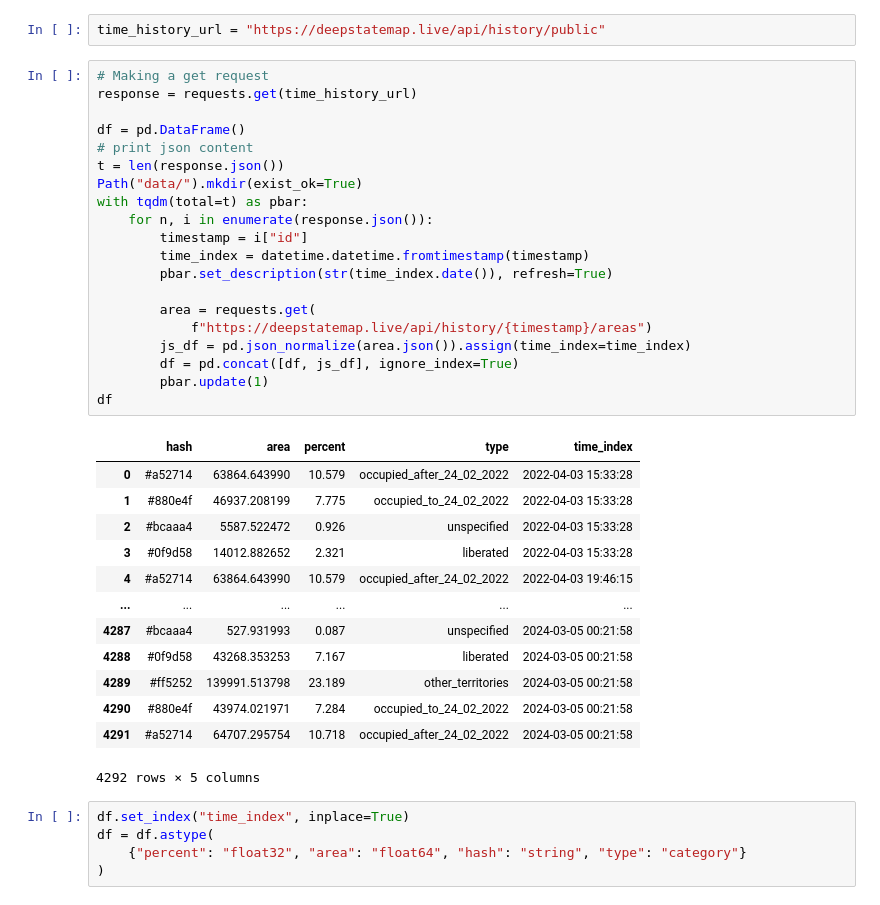
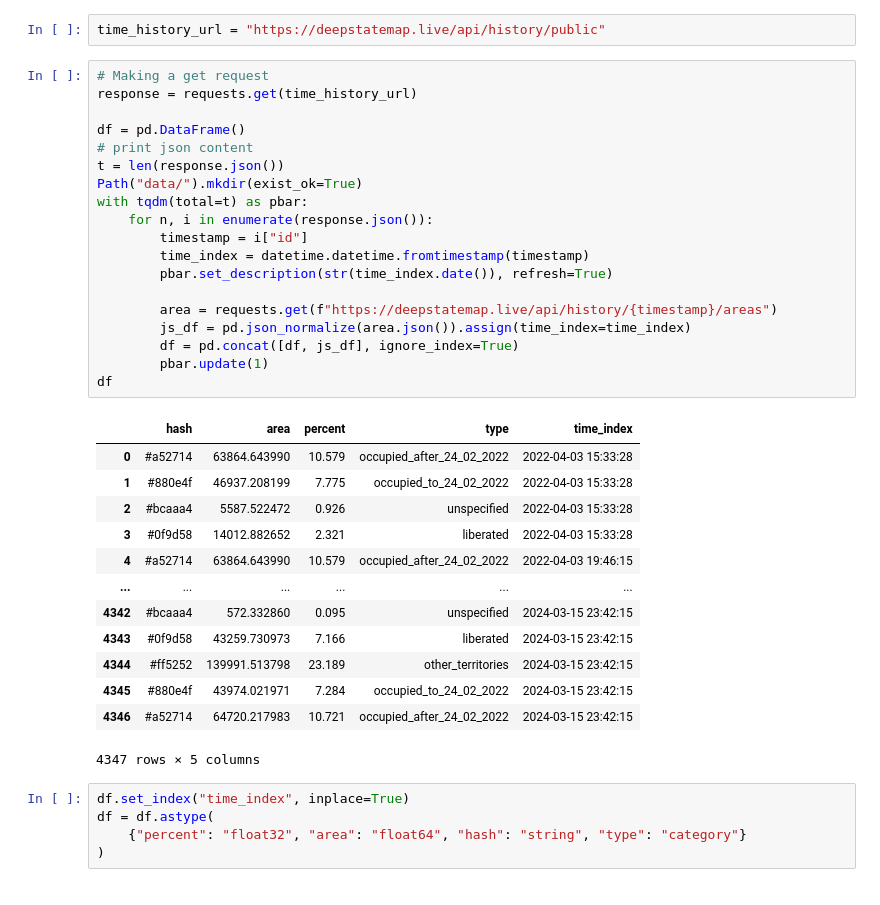
Before and after one commit to HexQuant/rua, a Jupyter notebook: area.ipynb, the cells around one changed output. Drawn from its saved outputs; the diff is of its cells as text.

```diff
--- a/area.ipynb
+++ b/area.ipynb
@@ -35,37 +35,36 @@ time_history_url = "https://deepstatemap.live/api/history/public"
 # %%
 # Making a get request
 response = requests.get(time_history_url)
 
 df = pd.DataFrame()
 # print json content
 t = len(response.json())
 Path("data/").mkdir(exist_ok=True)
 with tqdm(total=t) as pbar:
     for n, i in enumerate(response.json()):
         timestamp = i["id"]
         time_index = datetime.datetime.fromtimestamp(timestamp)
         pbar.set_description(str(time_index.date()), refresh=True)
 
-        area = requests.get(
-            f"https://deepstatemap.live/api/history/{timestamp}/areas")
+        area = requests.get(f"https://deepstatemap.live/api/history/{timestamp}/areas")
         js_df = pd.json_normalize(area.json()).assign(time_index=time_index)
         df = pd.concat([df, js_df], ignore_index=True)
         pbar.update(1)
 df
 # %% [output]
 |  | hash | area | percent | type | time_index |
 | 0 | #a52714 | 63864.643990 | 10.579 | occupied_after_24_02_2022 | 2022-04-03 15:33:28 |
 | 1 | #880e4f | 46937.208199 | 7.775 | occupied_to_24_02_2022 | 2022-04-03 15:33:28 |
 | 2 | #bcaaa4 | 5587.522472 | 0.926 | unspecified | 2022-04-03 15:33:28 |
 | 3 | #0f9d58 | 14012.882652 | 2.321 | liberated | 2022-04-03 15:33:28 |
 | 4 | #a52714 | 63864.643990 | 10.579 | occupied_after_24_02_2022 | 2022-04-03 19:46:15 |
 | ... | ... | ... | ... | ... | ... |
-| 4287 | #bcaaa4 | 527.931993 | 0.087 | unspecified | 2024-03-05 00:21:58 |
-| 4288 | #0f9d58 | 43268.353253 | 7.167 | liberated | 2024-03-05 00:21:58 |
-| 4289 | #ff5252 | 139991.513798 | 23.189 | other_territories | 2024-03-05 00:21:58 |
-| 4290 | #880e4f | 43974.021971 | 7.284 | occupied_to_24_02_2022 | 2024-03-05 00:21:58 |
-| 4291 | #a52714 | 64707.295754 | 10.718 | occupied_after_24_02_2022 | 2024-03-05 00:21:58 |
+| 4342 | #bcaaa4 | 572.332860 | 0.095 | unspecified | 2024-03-15 23:42:15 |
+| 4343 | #0f9d58 | 43259.730973 | 7.166 | liberated | 2024-03-15 23:42:15 |
+| 4344 | #ff5252 | 139991.513798 | 23.189 | other_territories | 2024-03-15 23:42:15 |
+| 4345 | #880e4f | 43974.021971 | 7.284 | occupied_to_24_02_2022 | 2024-03-15 23:42:15 |
+| 4346 | #a52714 | 64720.217983 | 10.721 | occupied_after_24_02_2022 | 2024-03-15 23:42:15 |
-4292 rows × 5 columns
+4347 rows × 5 columns
 # %%
 df.set_index("time_index", inplace=True)
 df = df.astype(
```
Also changed, not shown: parts of 8 cells of this notebook, 2 other files.
